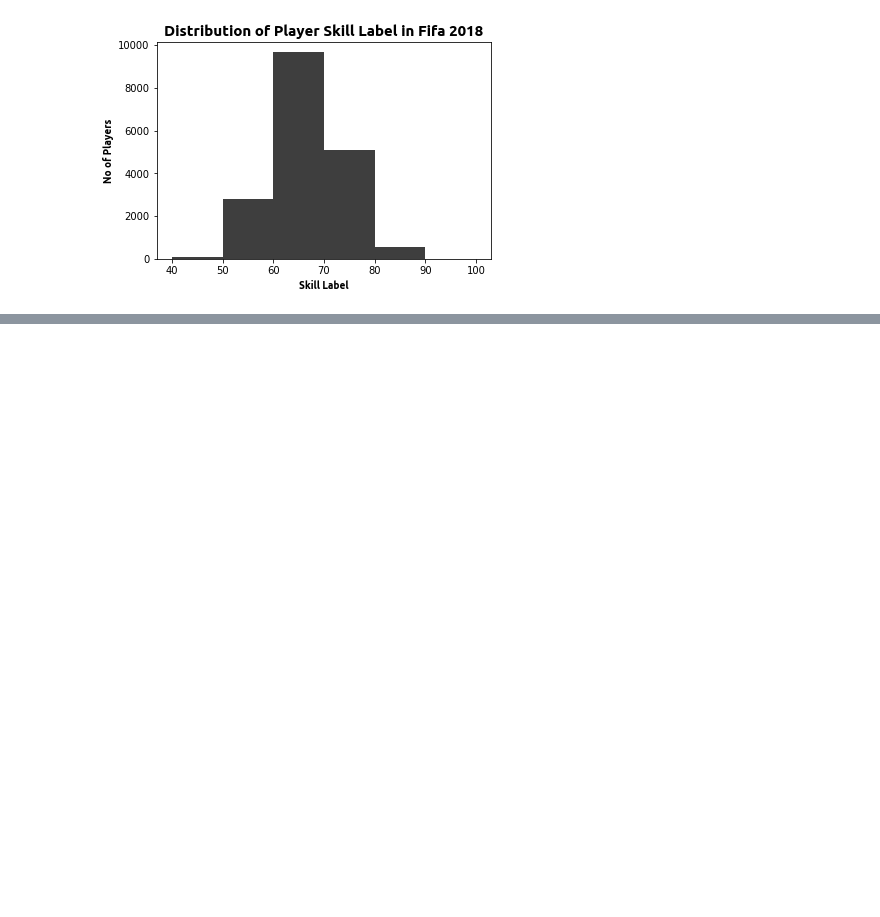
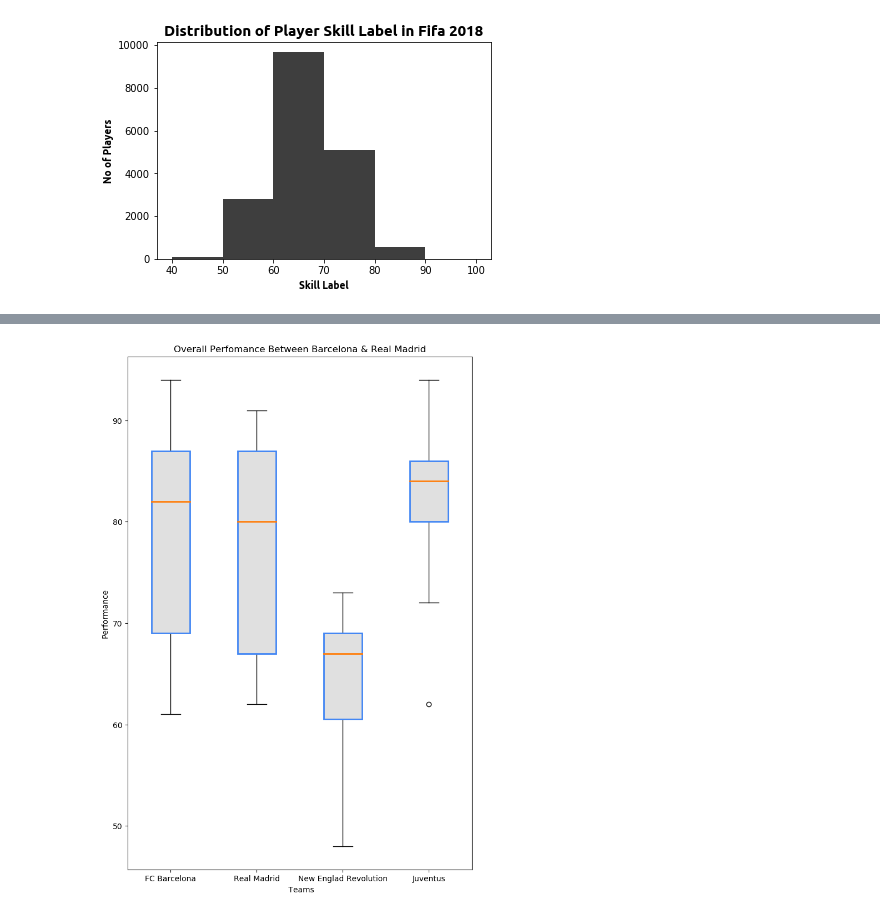
Before and after one commit to ashutosh4336/Matplotlib, a Jupyter notebook: matplotlib.ipynb, the cells around one changed output, grey strips where cells are left out. Saved outputs shown, nothing was run; the diff lists cells and outputs as text; code cells hidden in the pictures; blank space fills up the shorter version.

```diff
--- a/matplotlib.ipynb
+++ b/matplotlib.ipynb
@@ -196,0 +242,31 @@ Right
+# %%
+plt.style.use('default')
+
+plt.figure(figsize=(8, 12))
+
+barcelona = fifa.loc[fifa.Club == 'FC Barcelona']['Overall']
+madrid = fifa.loc[fifa.Club == 'Real Madrid']['Overall']
+ner = fifa.loc[fifa.Club == 'New England Revolution']['Overall']
+juventus = fifa.loc[fifa.Club == 'Juventus']['Overall']
+
+# print(barcelona, madrid)
+plt.title('Overall Perfomance Between Barcelona & Real Madrid')
+plt.xlabel(' Teams')
+plt.ylabel('Performance')
+
+labels = ['FC Barcelona', 'Real Madrid', 'New Englad Revolution', 'Juventus']
+
+
+boxes = plt.boxplot([barcelona, madrid, ner, juventus], labels=labels, patch_artist=True, medianprops={ 'linewidth':2 })
+
+for box in boxes['boxes']:
+    # Set Edge Colour
+    box.set(color='#4286f4', linewidth=2)
+
+    # Change Fill Colour
+    box.set(facecolor='#e0e0e0')
+
+plt.savefig('temperfomance.png', dpi=300)
+plt.show()
+# %% [output]
+[figure, added]
```
Also changed, not shown: parts of 4 cells of this notebook, 9 other files.
